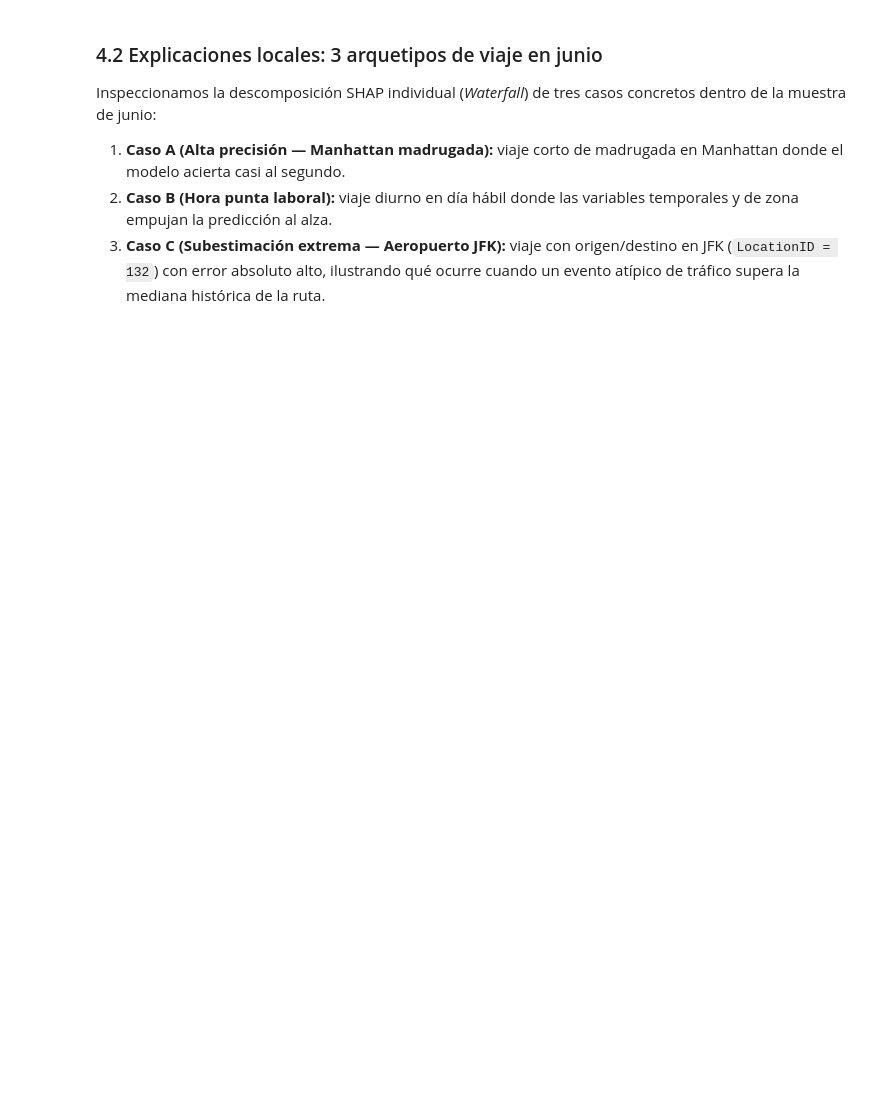
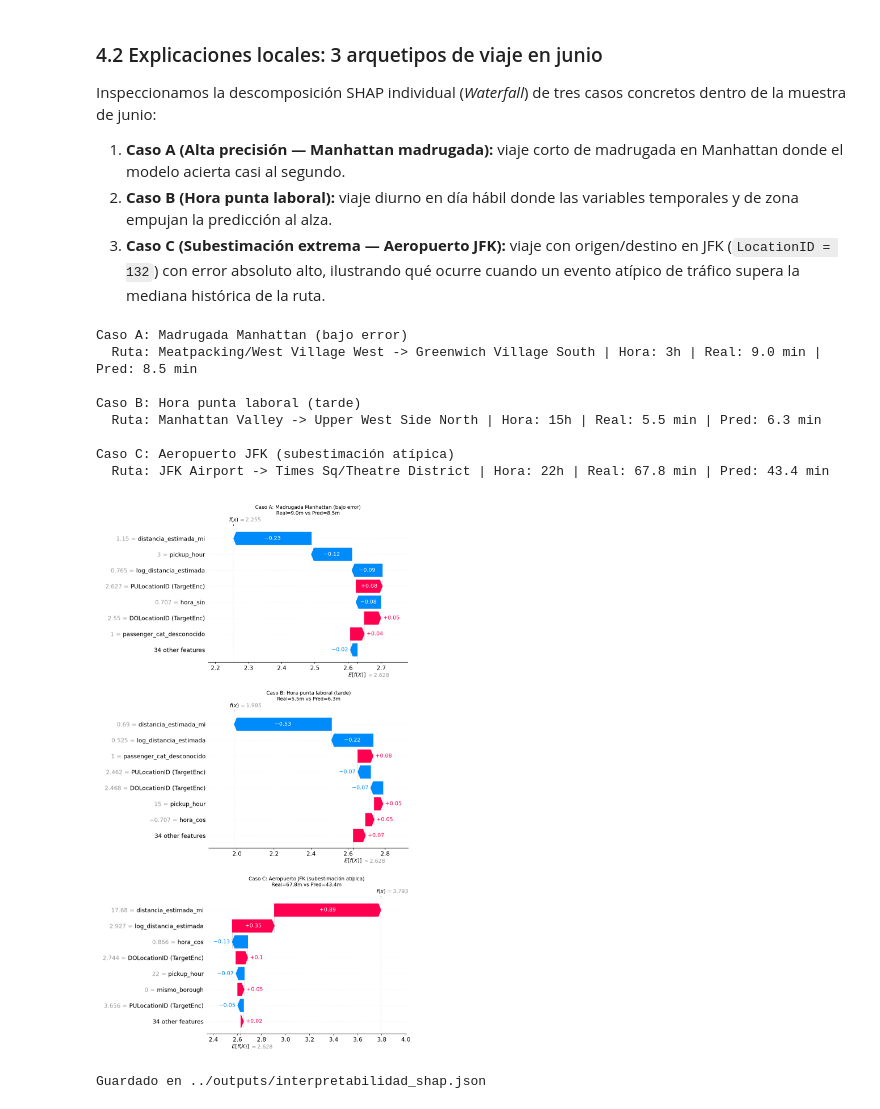
Before and after one commit to A-Joacox/proy-machine, a Jupyter notebook: notebooks/06_interpretabilidad_sesgos.ipynb, the cells around one changed output. Saved outputs shown, nothing was run; the diff lists cells and outputs as text; code cells hidden in the pictures; blank space fills up the shorter version.

Commit message:
Semana 13: ejecución del notebook 06 (SHAP), arreglo de casos locales y conclusiones según resultados

```diff
--- a/notebooks/06_interpretabilidad_sesgos.ipynb
+++ b/notebooks/06_interpretabilidad_sesgos.ipynb
@@ -93,3 +95,4 @@ test = test.copy()
 test['pred_min'] = pred_min
 test['error_abs'] = np.abs(test['trip_duration_min'] - test['pred_min'])
 test['error_sesgo'] = test['pred_min'] - test['trip_duration_min']
+test['pickup_hour'] = test['tpep_pickup_datetime'].dt.hour  # usada para elegir los casos locales (sección 4.2)
@@ -264,37 +310,60 @@ cond_C = (
     ((df_shap_meta['PULocationID'] == 132) | (df_shap_meta['DOLocationID'] == 132))
     & (df_shap_meta['trip_duration_min'] - df_shap_meta['pred_min'] > 15.0)
 )
 
 casos = [
     ('Caso A: Madrugada Manhattan (bajo error)', int(df_shap_meta[cond_A].index[0])),
     ('Caso B: Hora punta laboral (tarde)', int(df_shap_meta[cond_B].index[0])),
     ('Caso C: Aeropuerto JFK (subestimación atípica)', int(df_shap_meta[cond_C].index[0])),
 ]
 
-fig = plt.figure(figsize=(18, 5.2))
-for i, (titulo, pos) in enumerate(casos, start=1):
+# shap.plots.waterfall redimensiona la figura activa, así que cada caso se dibuja
+# en su propia figura y después se apilan las tres imágenes en una sola.
+from io import BytesIO
+
+imagenes = []
+for titulo, pos in casos:
     fila = df_shap_meta.iloc[pos]
     pu_nom = zonas_df.loc[fila['PULocationID'], 'Zone'] if fila['PULocationID'] in zonas_df.index else str(fila['PULocationID'])
     do_nom = zonas_df.loc[fila['DOLocationID'], 'Zone'] if fila['DOLocationID'] in zonas_df.index else str(fila['DOLocationID'])
     print(
         f'{titulo}\n'
         f'  Ruta: {pu_nom} -> {do_nom} | Hora: {int(fila["pickup_hour"])}h | '
         f'Real: {fila["trip_duration_min"]:.1f} min | Pred: {fila["pred_min"]:.1f} min\n'
     )
 
-    ax = fig.add_subplot(1, 3, i)
     exp = shap.Explanation(
         values=shap_values[pos],
         base_values=base_value,
         data=np.round(X_shap[pos], 3),
         feature_names=nombres_features,
     )
+    plt.figure()
     shap.plots.waterfall(exp, max_display=8, show=False)
-    plt.title(f'{titulo}\nReal={fila["trip_duration_min"]:.1f}m vs Pred={fila["pred_min"]:.1f}m', fontsize=10)
+    plt.title(f'{titulo}\nReal={fila["trip_duration_min"]:.1f}m vs Pred={fila["pred_min"]:.1f}m', fontsize=11)
+    buf = BytesIO()
+    plt.savefig(buf, format='png', dpi=150, bbox_inches='tight')
+    plt.close()
+    buf.seek(0)
+    imagenes.append(plt.imread(buf))
 
+fig, axes = plt.subplots(len(imagenes), 1, figsize=(10, 5.5 * len(imagenes)))
+for ax, img in zip(axes, imagenes):
+    ax.imshow(img)
+    ax.axis('off')
 plt.tight_layout()
 plt.savefig('../reports/figures/14_shap_casos_locales.png', dpi=150, bbox_inches='tight')
 plt.show()
+# %% [output]
+Caso A: Madrugada Manhattan (bajo error)
+  Ruta: Meatpacking/West Village West -> Greenwich Village South | Hora: 3h | Real: 9.0 min | Pred: 8.5 min
+
+Caso B: Hora punta laboral (tarde)
+  Ruta: Manhattan Valley -> Upper West Side North | Hora: 15h | Real: 5.5 min | Pred: 6.3 min
+
+Caso C: Aeropuerto JFK (subestimación atípica)
+  Ruta: JFK Airport -> Times Sq/Theatre District | Hora: 22h | Real: 67.8 min | Pred: 43.4 min
+[figure, added]
 # %%
 resumen_shap = {
     'modelo': config['modelo'],
@@ -318,6 +387,8 @@ with open('../outputs/interpretabilidad_shap.json', 'w', encoding='utf-8') as f:
     json.dump(resumen_shap, f, indent=2, ensure_ascii=False)
 
 print('Guardado en ../outputs/interpretabilidad_shap.json')
+# %% [output]
+Guardado en ../outputs/interpretabilidad_shap.json
 # %% [markdown]
 ## 5. Lectura de interpretabilidad, sesgos y limitaciones
 
```
Also changed, not shown: parts of 7 cells of this notebook, 5 other files.
